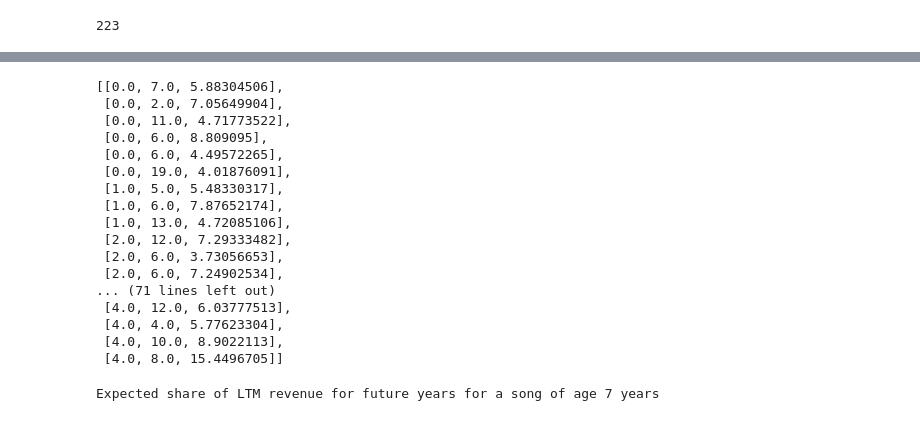
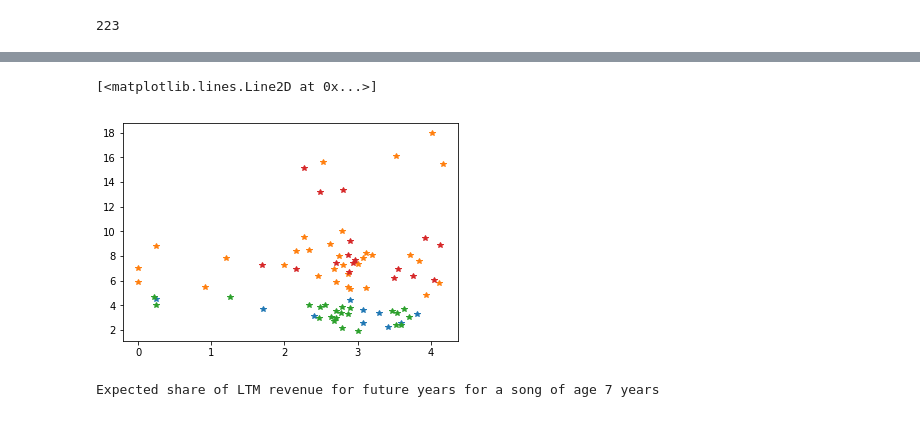
Before and after one commit to sstoikov/music-catalogs, a Jupyter notebook: models.ipynb, the cells around one changed output, grey strips where cells are left out. Cells and saved outputs as stored; diff of their text form; code cells hidden in the pictures.

```diff
--- a/models.ipynb
+++ b/models.ipynb
@@ -288,3 +344,12 @@ multi_observations
+# %%
+plt.plot(bids_young['Time past'],bids_young['highest open offer multiplier'], '*')
+plt.plot(asks_young['Time past'],asks_young['list price multiplier'], '*')
+plt.plot(bids_old['Time past'],bids_old['highest open offer multiplier'], '*')
+plt.plot(asks_old['Time past'],asks_old['list price multiplier'], '*')
+#plt.ylim([0,20])
+# %% [output]
+[<matplotlib.lines.Line2D at 0x...>]
+[figure, added]
 # %%
 def convert_obs(obs):
     if type(obs)!=type('a'):
@@ -295,38 +360,6 @@ def convert_obs(obs):
     else:
         d = vals[0]
     return float(d)
-# %%
-observations = []
-num_obs = multi_observations.shape[0]
-for obs in range(num_obs):
-    time_left = np.round(convert_obs(multi_observations.iloc[obs,:][0]))
-    dollar_age = np.round(convert_obs(multi_observations.iloc[obs,:][1]))
-    m_low = convert_obs(multi_observations.iloc[obs,:][2])
-    m_high = convert_obs(multi_observations.iloc[obs,:][3])
-    if not np.isnan(m_low):
-        observations.append([time_left, dollar_age, m_low])
-    if not np.isnan(m_high):
-        observations.append([time_left, dollar_age, m_high])
-
-observations
-# %% [output]
-[[0.0, 7.0, 5.88304506],
- [0.0, 2.0, 7.05649904],
- [0.0, 11.0, 4.71773522],
- [0.0, 6.0, 8.809095],
- [0.0, 6.0, 4.49572265],
- [0.0, 19.0, 4.01876091],
- [1.0, 5.0, 5.48330317],
- [1.0, 6.0, 7.87652174],
- [1.0, 13.0, 4.72085106],
- [2.0, 12.0, 7.29333482],
- [2.0, 6.0, 3.73056653],
- [2.0, 6.0, 7.24902534],
-... (71 lines left out)
- [4.0, 12.0, 6.03777513],
- [4.0, 4.0, 5.77623304],
- [4.0, 10.0, 8.9022113],
- [4.0, 8.0, 15.4496705]]
 # %%
 #Input dollar age of interest
 age_y = 7
```
Also changed, not shown: parts of 22 cells of this notebook, 1 other file.
